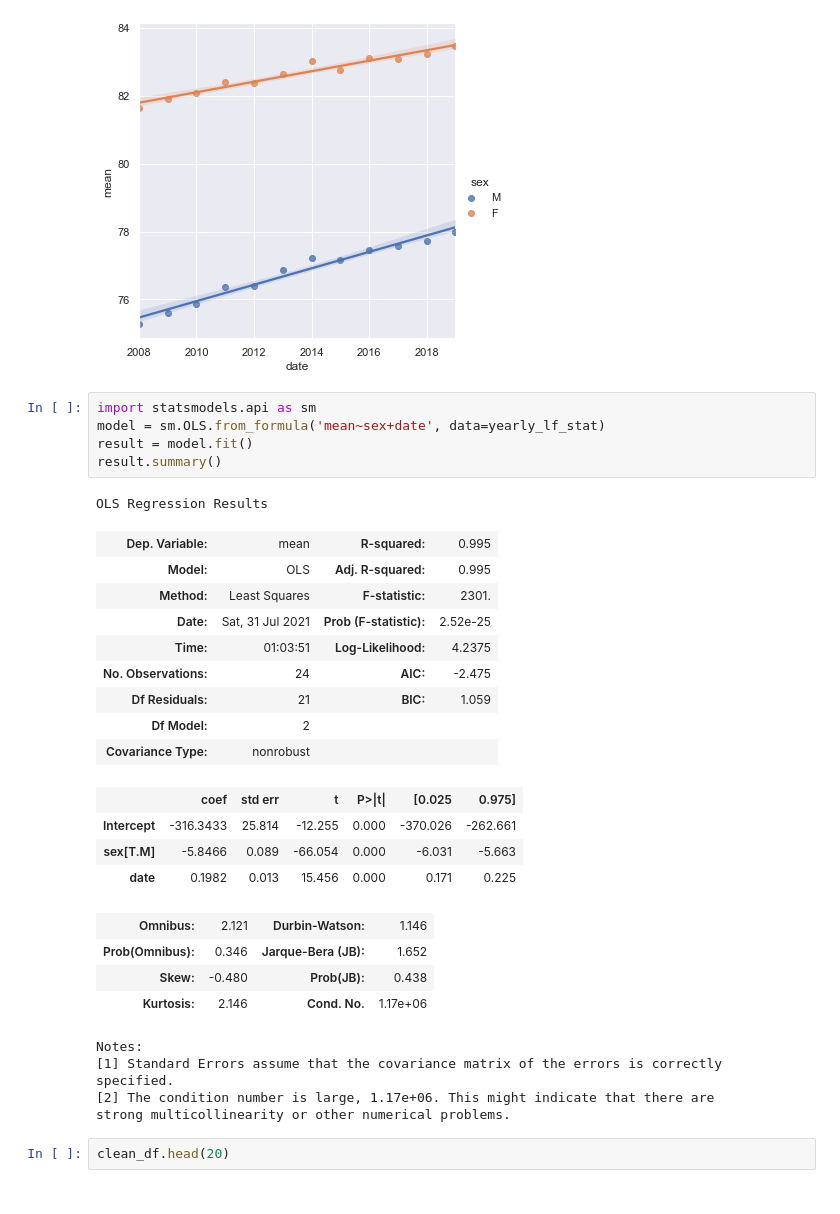
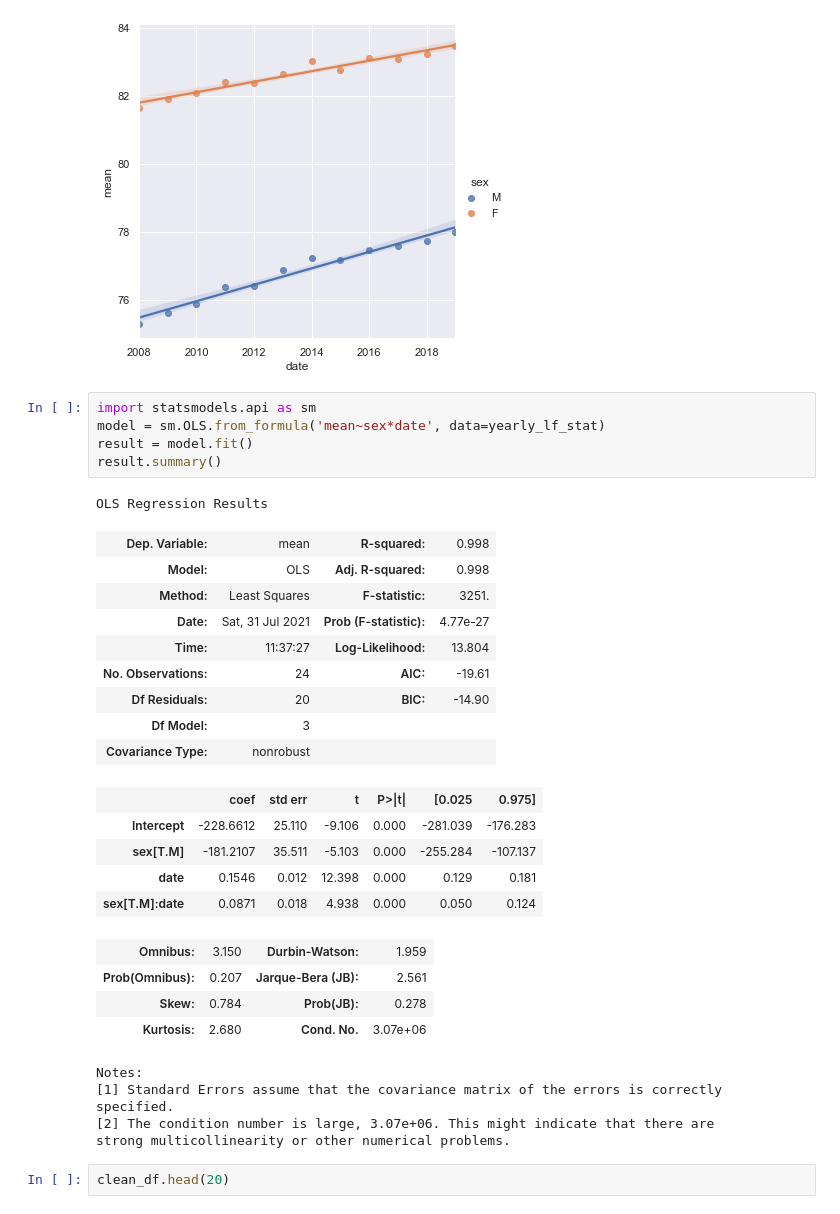
Before and after one commit to ywu223/Capstone1_Compsognathus, a Jupyter notebook: Project_1_LingLv.ipynb, the cells around one changed output. Cells and saved outputs as stored; diff of their text form.

```diff
--- a/Project_1_LingLv.ipynb
+++ b/Project_1_LingLv.ipynb
@@ -189,31 +193,32 @@ lf_reg_gender = sns.lmplot(x='date', y='mean', hue='sex', data=yearly_lf_stat)
 [figure]
 # %%
 import statsmodels.api as sm
-model = sm.OLS.from_formula('mean~sex+date', data=yearly_lf_stat)
+model = sm.OLS.from_formula('mean~sex*date', data=yearly_lf_stat)
 result = model.fit()
 result.summary()
 # %% [output]
 OLS Regression Results
-| Dep. Variable: | mean | R-squared: | 0.995 |
-| Model: | OLS | Adj. R-squared: | 0.995 |
-| Method: | Least Squares | F-statistic: | 2301. |
-| Date: | Sat, 31 Jul 2021 | Prob (F-statistic): | 2.52e-25 |
-| Time: | 01:03:51 | Log-Likelihood: | 4.2375 |
-| No. Observations: | 24 | AIC: | -2.475 |
-| Df Residuals: | 21 | BIC: | 1.059 |
-| Df Model: | 2 |  |  |
+| Dep. Variable: | mean | R-squared: | 0.998 |
+| Model: | OLS | Adj. R-squared: | 0.998 |
+| Method: | Least Squares | F-statistic: | 3251. |
+| Date: | Sat, 31 Jul 2021 | Prob (F-statistic): | 4.77e-27 |
+| Time: | 11:37:27 | Log-Likelihood: | 13.804 |
+| No. Observations: | 24 | AIC: | -19.61 |
+| Df Residuals: | 20 | BIC: | -14.90 |
+| Df Model: | 3 |  |  |
 | Covariance Type: | nonrobust |  |  |
 |  | coef | std err | t | P>|t| | [0.025 | 0.975] |
-| Intercept | -316.3433 | 25.814 | -12.255 | 0.000 | -370.026 | -262.661 |
-| sex[T.M] | -5.8466 | 0.089 | -66.054 | 0.000 | -6.031 | -5.663 |
-| date | 0.1982 | 0.013 | 15.456 | 0.000 | 0.171 | 0.225 |
+| Intercept | -228.6612 | 25.110 | -9.106 | 0.000 | -281.039 | -176.283 |
+| sex[T.M] | -181.2107 | 35.511 | -5.103 | 0.000 | -255.284 | -107.137 |
+| date | 0.1546 | 0.012 | 12.398 | 0.000 | 0.129 | 0.181 |
+| sex[T.M]:date | 0.0871 | 0.018 | 4.938 | 0.000 | 0.050 | 0.124 |
-| Omnibus: | 2.121 | Durbin-Watson: | 1.146 |
-| Prob(Omnibus): | 0.346 | Jarque-Bera (JB): | 1.652 |
-| Skew: | -0.480 | Prob(JB): | 0.438 |
-| Kurtosis: | 2.146 | Cond. No. | 1.17e+06 |
+| Omnibus: | 3.150 | Durbin-Watson: | 1.959 |
+| Prob(Omnibus): | 0.207 | Jarque-Bera (JB): | 2.561 |
+| Skew: | 0.784 | Prob(JB): | 0.278 |
+| Kurtosis: | 2.680 | Cond. No. | 3.07e+06 |
 Notes:
 [1] Standard Errors assume that the covariance matrix of the errors is correctly specified.
-[2] The condition number is large, 1.17e+06. This might indicate that there are
+[2] The condition number is large, 3.07e+06. This might indicate that there are
 strong multicollinearity or other numerical problems.
 # %%
 clean_df.head(20)
```
Also changed, not shown: parts of 17 cells of this notebook, 5 other files.
